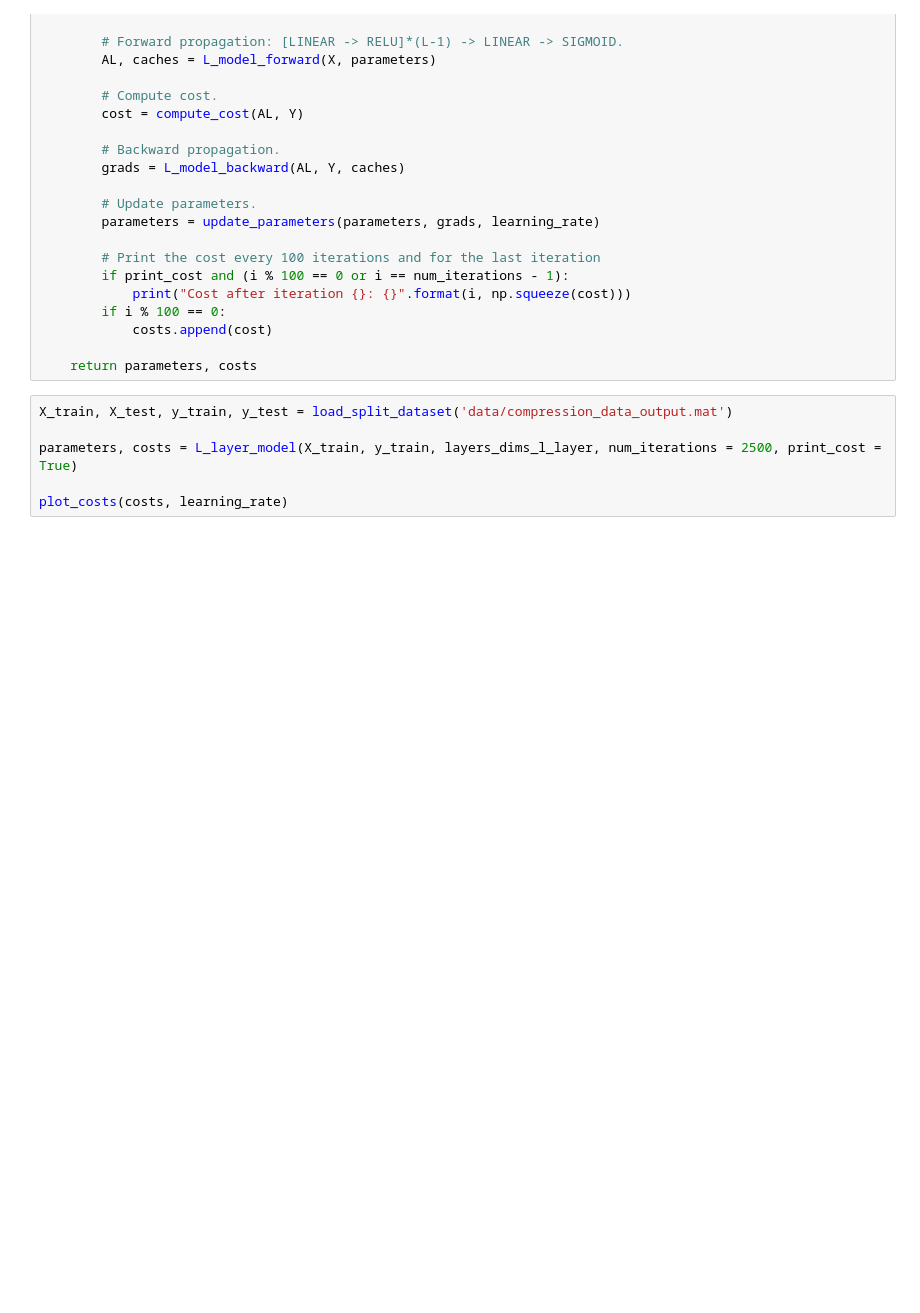
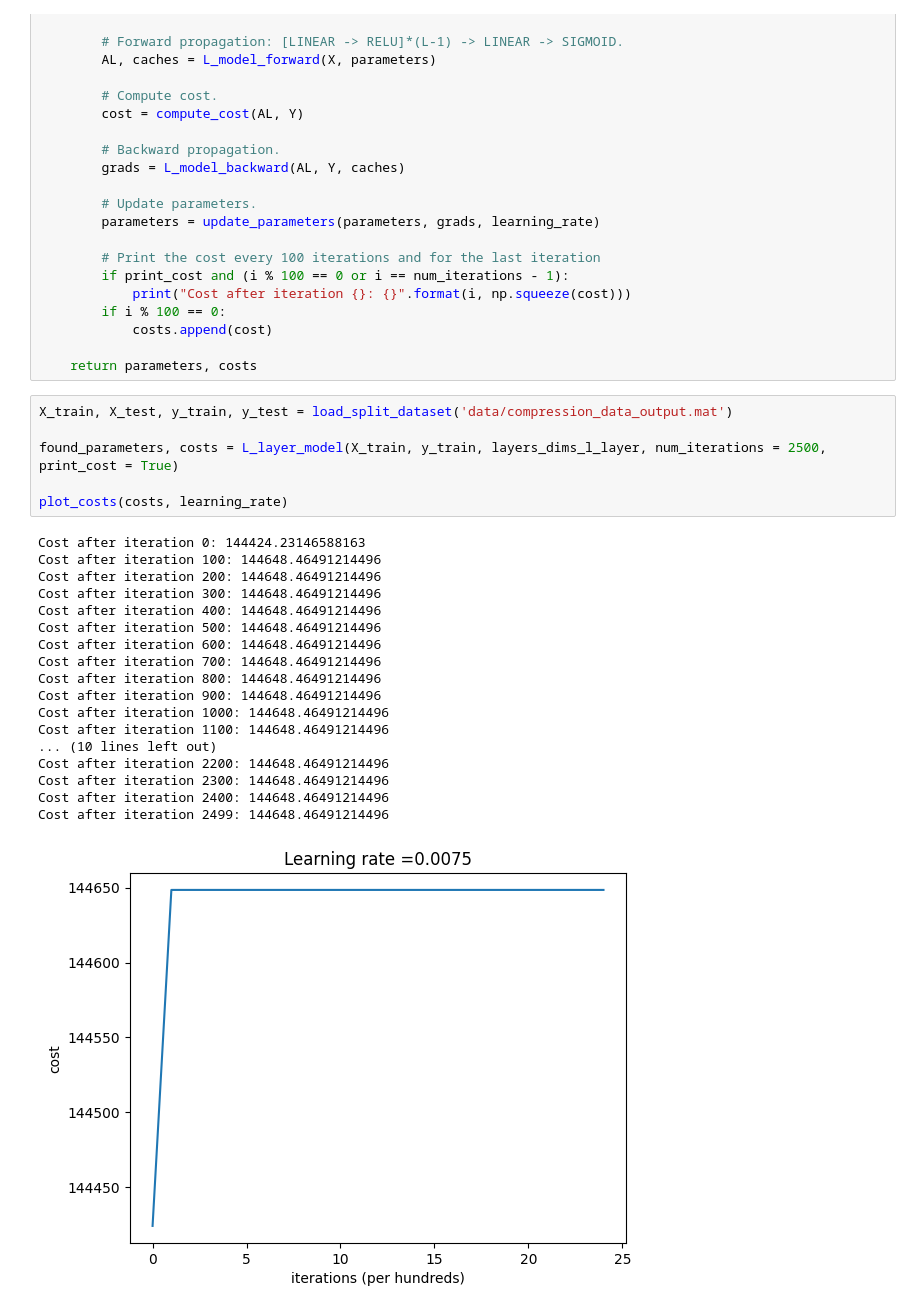
Before and after one commit to sadorno1/decompression, a Jupyter notebook: signal_nn.ipynb, the cells around one changed output. Saved outputs shown, nothing was run; the diff lists cells and outputs as text; blank space fills up the shorter version.

```diff
--- a/signal_nn.ipynb
+++ b/signal_nn.ipynb
@@ -626,6 +648,25 @@ def L_layer_model(X, Y, layers_dims, learning_rate = 0.0075, num_iterations = 30
 # %%
 X_train, X_test, y_train, y_test = load_split_dataset('data/compression_data_output.mat')
 
-parameters, costs = L_layer_model(X_train, y_train, layers_dims_l_layer, num_iterations = 2500, print_cost = True)
+found_parameters, costs = L_layer_model(X_train, y_train, layers_dims_l_layer, num_iterations = 2500, print_cost = True)
 
 plot_costs(costs, learning_rate)
+# %% [output]
+Cost after iteration 0: 144424.23146588163
+Cost after iteration 100: 144648.46491214496
+Cost after iteration 200: 144648.46491214496
+Cost after iteration 300: 144648.46491214496
+Cost after iteration 400: 144648.46491214496
+Cost after iteration 500: 144648.46491214496
+Cost after iteration 600: 144648.46491214496
+Cost after iteration 700: 144648.46491214496
+Cost after iteration 800: 144648.46491214496
+Cost after iteration 900: 144648.46491214496
+Cost after iteration 1000: 144648.46491214496
+Cost after iteration 1100: 144648.46491214496
+... (10 lines left out)
+Cost after iteration 2200: 144648.46491214496
+Cost after iteration 2300: 144648.46491214496
+Cost after iteration 2400: 144648.46491214496
+Cost after iteration 2499: 144648.46491214496
+[figure, added]
```
Also changed, not shown: parts of 3 cells of this notebook, 1 other file.
